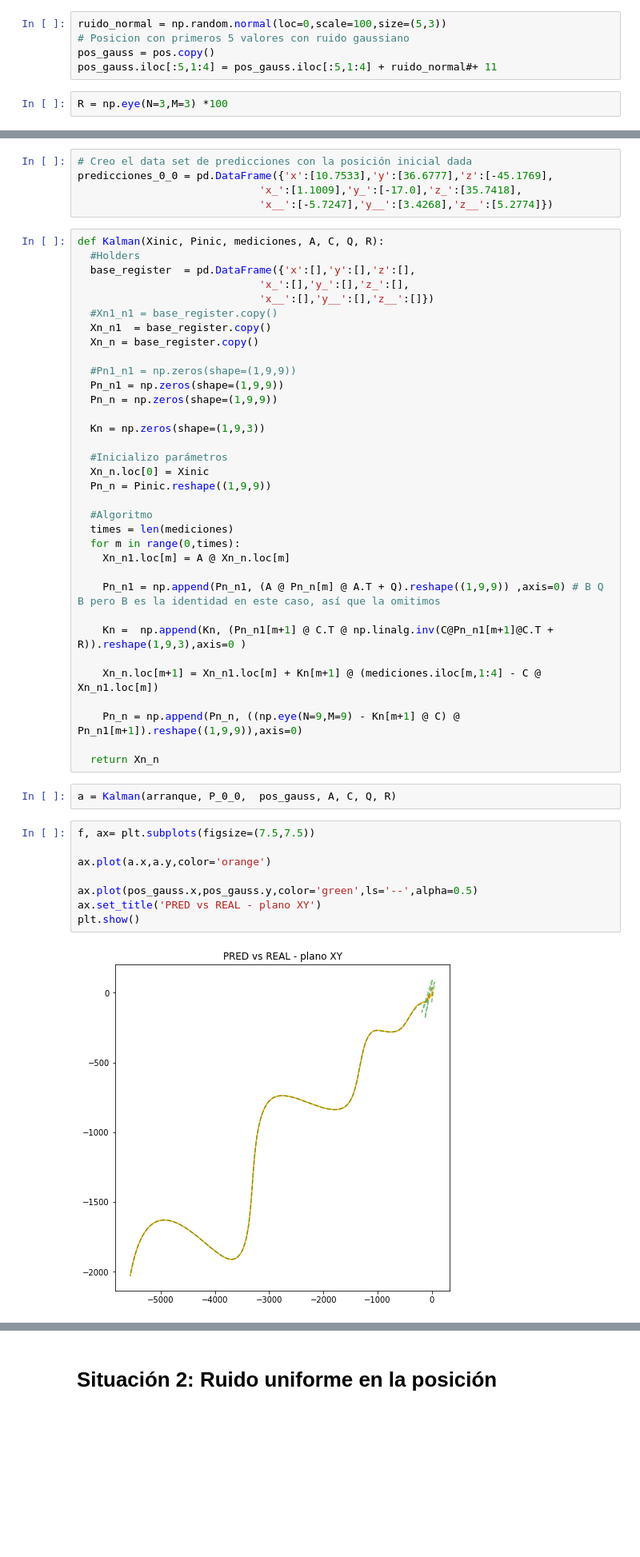
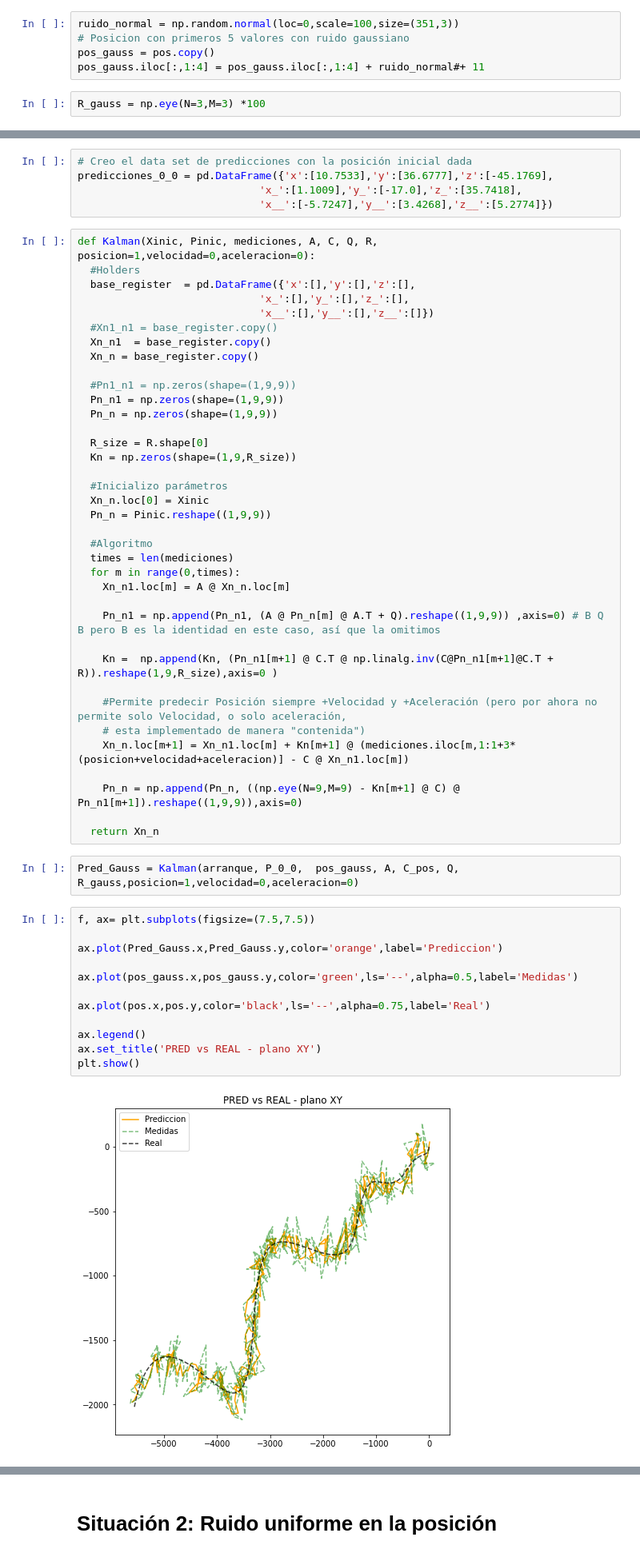
Before and after one commit to nicolascecchi/AI-Specialization, a Jupyter notebook: MateIA/Implementacion_Kalman.ipynb, the cells around one changed output, grey strips where cells are left out. Shown: that part at 80% size. Saved outputs shown, nothing was run; the diff lists cells and outputs as text; blank space fills up the shorter version.

```diff
--- a/MateIA/Implementacion_Kalman.ipynb
+++ b/MateIA/Implementacion_Kalman.ipynb
@@ -48,7 +51,7 @@ C = np.hstack( (np.eye(N=3,M=3),np.zeros(shape=(3,3)), np.zeros(shape=(3,3))))
 # %%
-ruido_normal = np.random.normal(loc=0,scale=100,size=(5,3))
+ruido_normal = np.random.normal(loc=0,scale=100,size=(351,3))
 # Posicion con primeros 5 valores con ruido gaussiano
 pos_gauss = pos.copy()
-pos_gauss.iloc[:5,1:4] = pos_gauss.iloc[:5,1:4] + ruido_normal#+ 11
+pos_gauss.iloc[:,1:4] = pos_gauss.iloc[:,1:4] + ruido_normal#+ 11
 # %%
-R = np.eye(N=3,M=3) *100
+R_gauss = np.eye(N=3,M=3) *100
@@ -62,7 +63,7 @@ predicciones_0_0 = pd.DataFrame({'x':[10.7533],'y':[36.6777],'z':[-45.1769],
                              'x_':[1.1009],'y_':[-17.0],'z_':[35.7418],
                              'x__':[-5.7247],'y__':[3.4268],'z__':[5.2774]})
 # %%
-def Kalman(Xinic, Pinic, mediciones, A, C, Q, R):
+def Kalman(Xinic, Pinic, mediciones, A, C, Q, R, posicion=1,velocidad=0,aceleracion=0):
   #Holders
   base_register  = pd.DataFrame({'x':[],'y':[],'z':[],
                              'x_':[],'y_':[],'z_':[],
@@ -75,7 +76,8 @@ def Kalman(Xinic, Pinic, mediciones, A, C, Q, R):
   Pn_n1 = np.zeros(shape=(1,9,9))
   Pn_n = np.zeros(shape=(1,9,9))
 
-  Kn = np.zeros(shape=(1,9,3))
+  R_size = R.shape[0]
+  Kn = np.zeros(shape=(1,9,R_size))
 
   #Inicializo parámetros
   Xn_n.loc[0] = Xinic
@@ -88,25 +90,31 @@ def Kalman(Xinic, Pinic, mediciones, A, C, Q, R):
 
     Pn_n1 = np.append(Pn_n1, (A @ Pn_n[m] @ A.T + Q).reshape((1,9,9)) ,axis=0) # B Q B pero B es la identidad en este caso, así que la omitimos
 
-    Kn =  np.append(Kn, (Pn_n1[m+1] @ C.T @ np.linalg.inv(C@Pn_n1[m+1]@C.T + R)).reshape(1,9,3),axis=0 )
+    Kn =  np.append(Kn, (Pn_n1[m+1] @ C.T @ np.linalg.inv(C@Pn_n1[m+1]@C.T + R)).reshape(1,9,R_size),axis=0 )
 
-    Xn_n.loc[m+1] = Xn_n1.loc[m] + Kn[m+1] @ (mediciones.iloc[m,1:4] - C @ Xn_n1.loc[m])
+    #Permite predecir Posición siempre +Velocidad y +Aceleración (pero por ahora no permite solo Velocidad, o solo aceleración,
+    # esta implementado de manera "contenida")
+    Xn_n.loc[m+1] = Xn_n1.loc[m] + Kn[m+1] @ (mediciones.iloc[m,1:1+3*(posicion+velocidad+aceleracion)] - C @ Xn_n1.loc[m])
 
     Pn_n = np.append(Pn_n, ((np.eye(N=9,M=9) - Kn[m+1] @ C) @ Pn_n1[m+1]).reshape((1,9,9)),axis=0)
 
   return Xn_n
 # %%
-a = Kalman(arranque, P_0_0,  pos_gauss, A, C, Q, R)
+Pred_Gauss = Kalman(arranque, P_0_0,  pos_gauss, A, C_pos, Q, R_gauss,posicion=1,velocidad=0,aceleracion=0)
 # %%
 f, ax= plt.subplots(figsize=(7.5,7.5))
 
-ax.plot(a.x,a.y,color='orange')
+ax.plot(Pred_Gauss.x,Pred_Gauss.y,color='orange',label='Prediccion')
 
-ax.plot(pos_gauss.x,pos_gauss.y,color='green',ls='--',alpha=0.5)
+ax.plot(pos_gauss.x,pos_gauss.y,color='green',ls='--',alpha=0.5,label='Medidas')
+
+ax.plot(pos.x,pos.y,color='black',ls='--',alpha=0.75,label='Real')
+
+ax.legend()
 ax.set_title('PRED vs REAL - plano XY')
 plt.show()
 # %% [output]
-[figure, old version]
+[figure, new version]
 # %%
 import plotly.express as px
 import plotly.graph_objects as go
```
Also changed, not shown: parts of 21 cells of this notebook.
